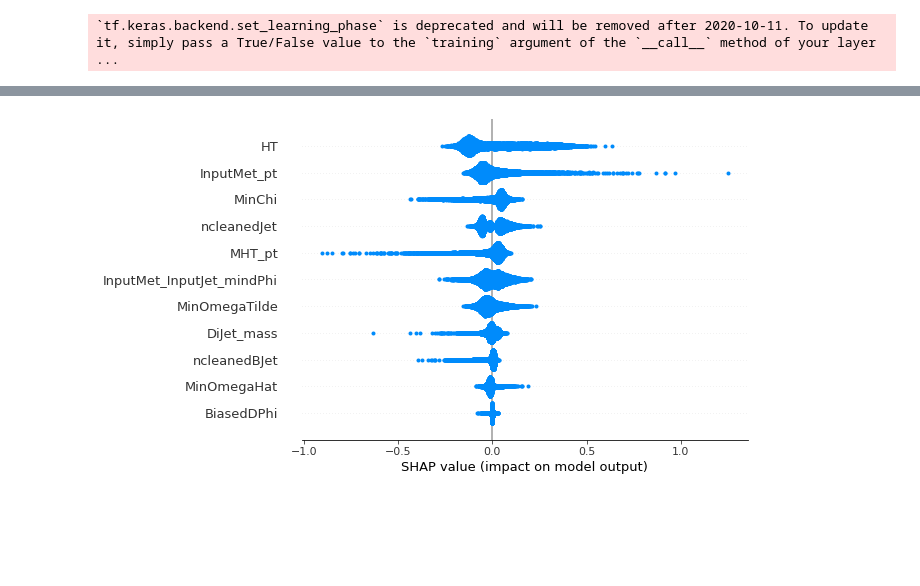
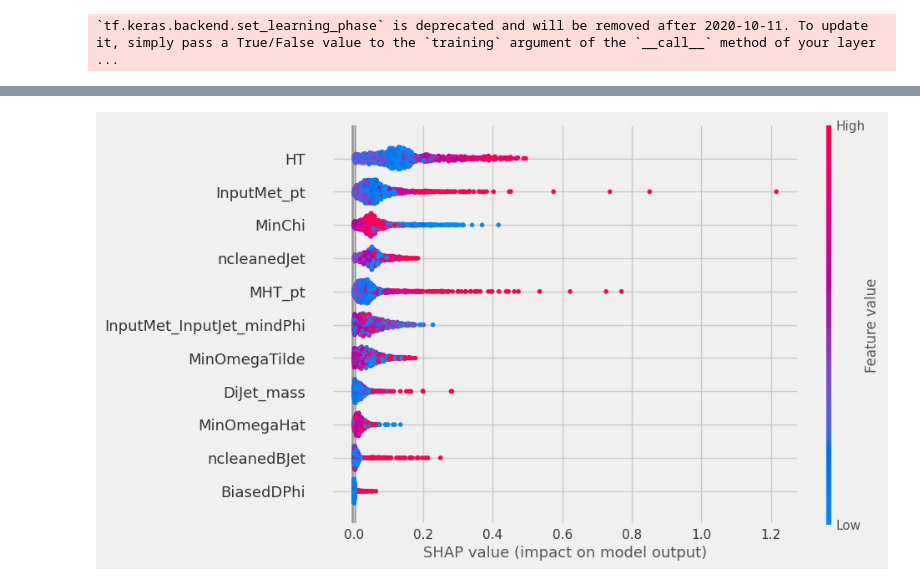
Before and after one commit to NoahHA/tth-ML-project, a Jupyter notebook: notebooks/RNN_models/RNN_evaluate.ipynb, the cells around one changed output, grey strips where cells are left out. Drawn from its saved outputs; the diff is of its cells as text; code cells hidden in the pictures; blank space fills up the shorter version.

```diff
--- a/notebooks/RNN_models/RNN_evaluate.ipynb
+++ b/notebooks/RNN_models/RNN_evaluate.ipynb
@@ -5,6 +5,9 @@ import pandas as pd
 from tensorflow import keras
 import shap
 from sklearn.metrics import f1_score
+import matplotlib.pyplot as plt
+
+plt.style.use('fivethirtyeight')
 # %%
 load_path = r"C:\Users\Noaja\Downloads\msci_project\tth-ML-project\data\processed"
 interim_path = r"C:\Users\Noaja\Downloads\msci_project\tth-ML-project\data\interim"
@@ -28,9 +30,9 @@ preds = model.predict([event_X_test, object_X_test])
 # %% [markdown]
 # Explain Model Results using SHAP
 # %%
-# Generate the Kernelexplainer and SHAP values
+# Generate the explainer and SHAP values
 n_bg = 10
-n_values = 10000
+n_values = 1000
 
 background = [event_X_train.head(n_bg).values, object_X_train[:n_bg]]
 explainer = shap.GradientExplainer(model, background)
@@ -40,4 +56,6 @@ shap_values = explainer.shap_values([event_X_test.head(n_values).values, object_
 # %%
-shap.summary_plot(shap_values[0][0], event_X_test.columns)
+shap.summary_plot(np.abs(shap_values[0][0]),
+                features=event_X_test.head(n_values),
+                feature_names=event_X_test.columns)
 # %% [output]
-[figure, old version]
+[figure, new version]
```
Also changed, not shown: parts of 7 cells of this notebook, 35 other files.
